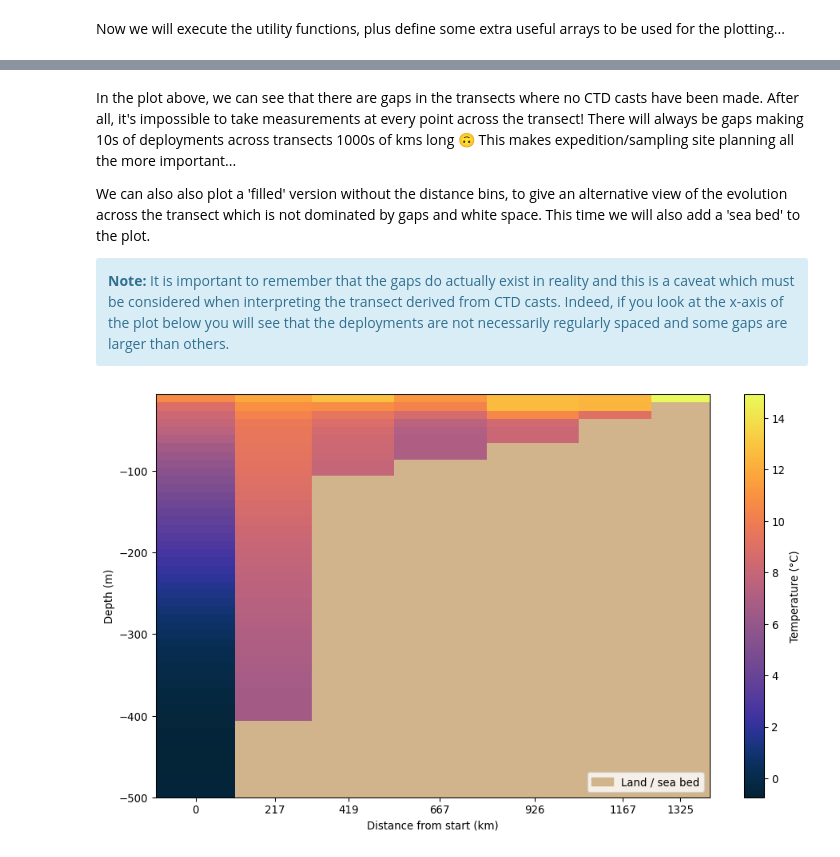
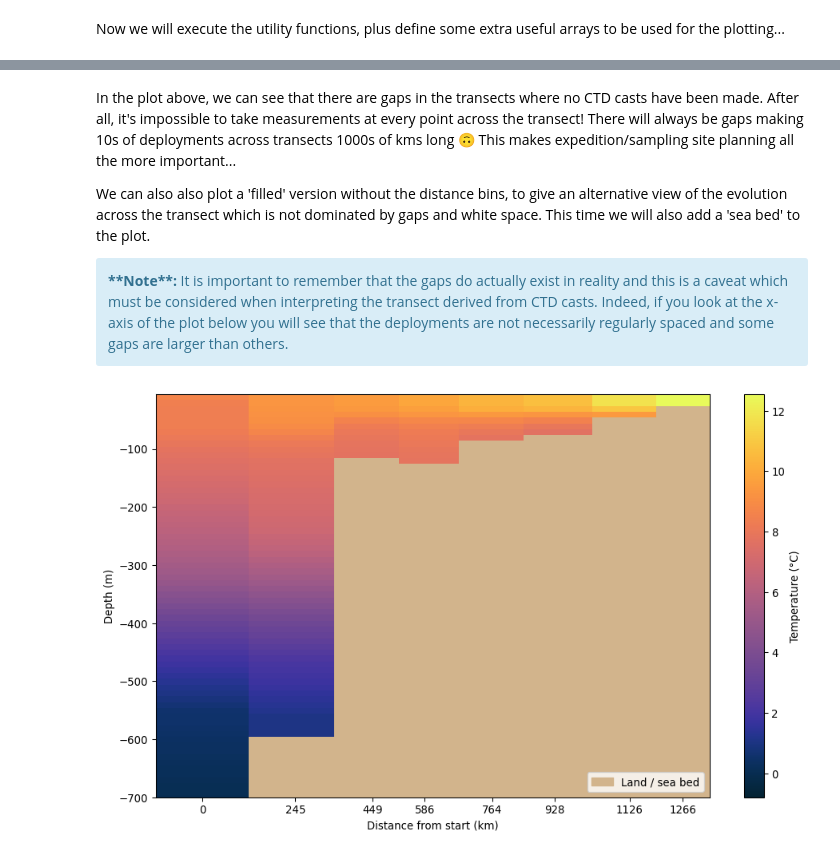
Before and after one commit to Parcels-code/virtualship, a Jupyter notebook: docs/user-guide/tutorials/CTD_transects.ipynb, the cells around one changed output, grey strips where cells are left out. Cells and saved outputs as stored; diff of their text form; code cells hidden in the pictures.

Commit message:
update CTD transect tutorial

```diff
--- a/docs/user-guide/tutorials/CTD_transects.ipynb
+++ b/docs/user-guide/tutorials/CTD_transects.ipynb
@@ -118,9 +118,8 @@ VARIABLES = {
 We are now ready to read in the data. You can carry on executing the next cells without making changes to the code...
 # %%
 # load CTD data
-filename = "ctd.zarr"
-ctd_ds = xr.open_dataset(f"{data_dir}/{filename}")
-if ctd_ds["trajectory"].size <= 1:
+ctd_df = parcels.read_particlefile(f"{data_dir}/ctd.parquet")
+if np.unique(ctd_df["particle_id"]).size <= 1:
     raise ValueError("Number of waypoints must be > 1")
 # %% [markdown]
 ## Data post-processing
@@ -215,20 +216,19 @@ def get_profile_indices(distance_1d):
 
 Now we will execute the utility functions, plus define some extra useful arrays to be used for the plotting...
 # %%
-# add distance from start
-ctd_distance = distance_from_start(ctd_ds)
+# add distance along expedition
+ctd_distance = distance_along_expedition(ctd_df)
+ctd_df = ctd_df.with_columns(pl.Series("distance", ctd_distance))
 
-# exract descent-only data
-z_up = descent_only(ctd_distance, "z")
-d_up = descent_only(ctd_distance, "distance")
-var_up = descent_only(ctd_distance, VARIABLES[plot_variable]["ds_name"])
+# downcast only data
+ctd_down = ctd_df.filter(pl.col("raising") == 0)
 
-# 1d array of depth dimension (from deepest trajectory)
-traj_idx, obs_idx = np.where(z_up == np.nanmin(z_up))
-z1d = z_up.values[traj_idx[0], :]
+# build 2D arrays: (n_casts x uniform-depth)
+z_2d, distances, var_2d = ctd_build_2d_arrays(ctd_down, plot_variable)
 
-# distance as 1d array
-distance_1d = d_up.isel(obs=0)
+# 1D depth array from the deepest cast
+deepest_idx = np.argmax(np.sum(~np.isnan(z_2d), axis=1))
+z1d = z_2d[deepest_idx, :]
 # %% [markdown]
 ## Plotting
 
@@ -275,36 +275,36 @@ In the plot above, we can see that there are gaps in the transects where no CTD
 We can also also plot a 'filled' version without the distance bins, to give an alternative view of the evolution across the transect which is not dominated by gaps and white space. This time we will also add a 'sea bed' to the plot.
 
 <div class="alert alert-block alert-info">
-<b>Note:</b> It is important to remember that the gaps do actually exist in reality and this is a caveat which must be considered when interpreting the transect derived from CTD casts. Indeed, if you look at the x-axis of the plot below you will see that the deployments are not necessarily regularly spaced and some gaps are larger than others.
+<b>**Note**:</b> It is important to remember that the gaps do actually exist in reality and this is a caveat which must be considered when interpreting the transect derived from CTD casts. Indeed, if you look at the x-axis of the plot below you will see that the deployments are not necessarily regularly spaced and some gaps are larger than others.
 </div>
 # %%
 # plot 'filled' transect (with sea bed visualised as well)
 fig, ax = plt.subplots(figsize=(10, 6), dpi=96)
 
 mesh = ax.pcolormesh(
-    distance_1d / 1000,  # distance in km
+    distances / 1000,  # distance in km
     z1d,
-    var_up.T,
+    var_2d.T,
     cmap=VARIABLES[plot_variable]["cmap"],
 )
 
-seabed = xr.where(np.isnan(var_up), 1, np.nan)  # sea bed
+seabed = np.where(np.isnan(var_2d), 1, np.nan)  # sea bed
 ax.pcolormesh(
-    distance_1d / 1000,  # distance in km
+    distances / 1000,  # distance in km
     z1d,
     seabed.T,
     cmap=mcolors.ListedColormap([mcolors.to_rgba("tan"), mcolors.to_rgba("white")]),
 )
 
 tan_patch = mpatches.Patch(color=mcolors.to_rgba("tan"), label="Land / sea bed")
 ax.legend(handles=[tan_patch], loc="lower right")
 
-ax.set_xticks(distance_1d / 1000)
+ax.set_xticks(distances / 1000)
 
 ax.set_ylabel("Depth (m)")
 ax.set_xlabel("Distance from start (km)")
 
 plt.colorbar(mesh, ax=ax, label=VARIABLES[plot_variable]["label"])
 plt.tight_layout()
 # %% [output]
-[figure, old version]
+[figure, new version]
```
Also changed, not shown: parts of 10 cells of this notebook.
